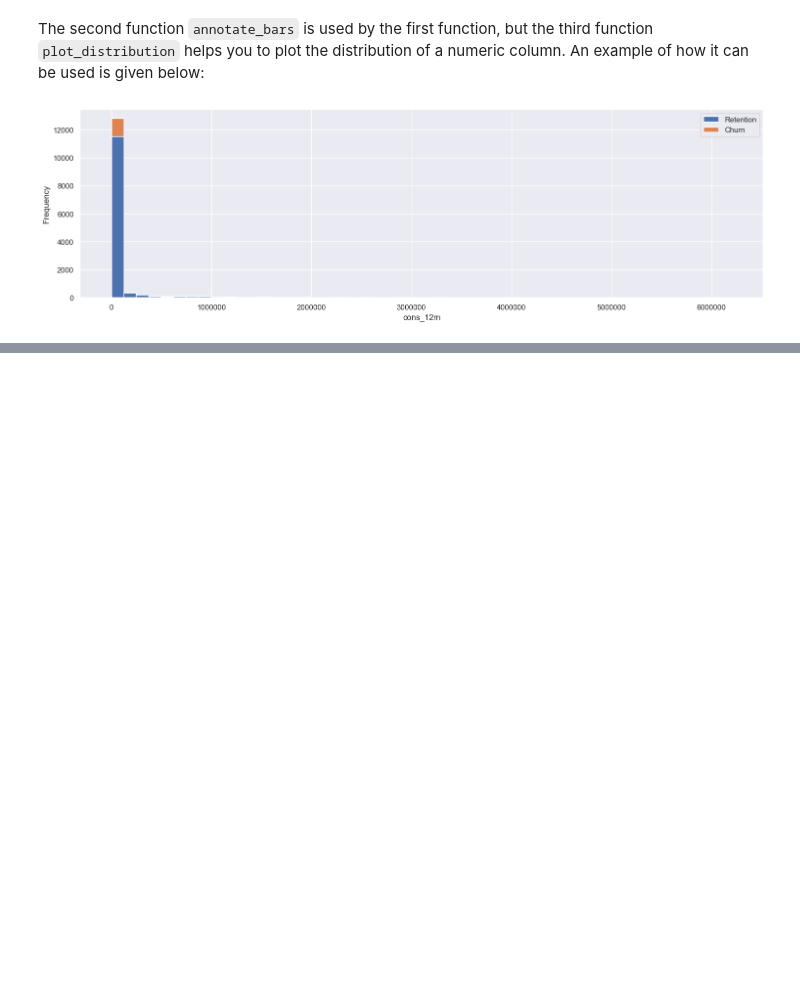
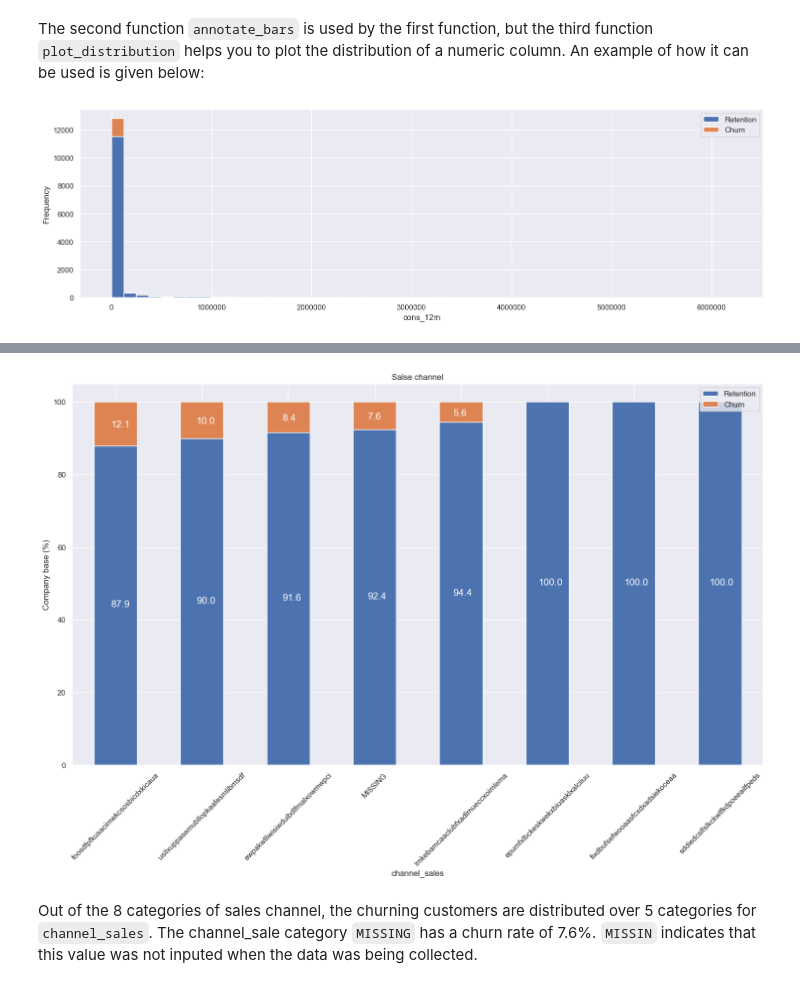
Before and after one commit to lawalsegun2025/forage_projects, a Jupyter notebook: 001_BCG_GAMMA_customer_churn_prediction/2_eda/notebook/eda_starter.ipynb, the cells around one changed output, grey strips where cells are left out. Drawn from its saved outputs; the diff is of its cells as text; code cells hidden in the pictures; blank space fills up the shorter version.

Commit message:
Visualized sales channel

```diff
--- a/001_BCG_GAMMA_customer_churn_prediction/2_eda/notebook/eda_starter.ipynb
+++ b/001_BCG_GAMMA_customer_churn_prediction/2_eda/notebook/eda_starter.ipynb
@@ -242,0 +253,5 @@ About 10% of the total customers have churned.
+# %%
+channel = client_df[["id", "channel_sales", "churn"]]
+channel = channel.groupby(["channel_sales",
+                 "churn"])["id"].count().unstack(level=1).fillna(0)
+channel_churn = (channel.div(channel.sum(axis=1), axis=0) * 100).sort_values(by=[1], ascending=False)
@@ -242,0 +271,7 @@ About 10% of the total customers have churned.
+# %%
+plot_stacked_bars(channel_churn, "Salse channel", rot_=45)
+# %% [output]
+[figure, added]
+# %% [markdown]
+Out of the 8 categories of sales channel, the churning customers are distributed over 5 categories for `channel_sales`.
+The channel_sale category `MISSING` has a churn rate of 7.6%. `MISSIN` indicates that this value was not inputed when  the data was being collected.
```
Also changed, not shown: parts of 14 cells of this notebook.
